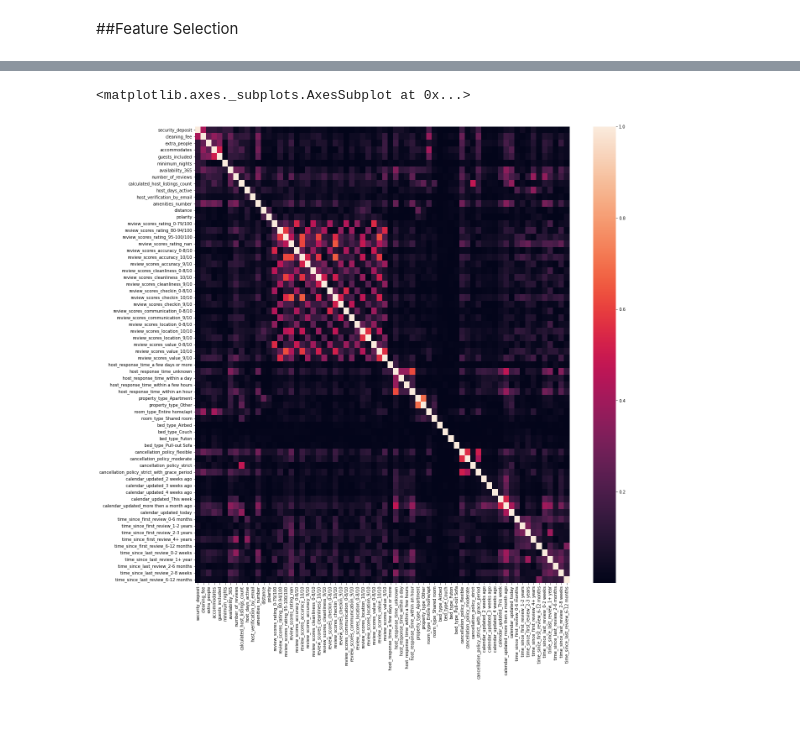
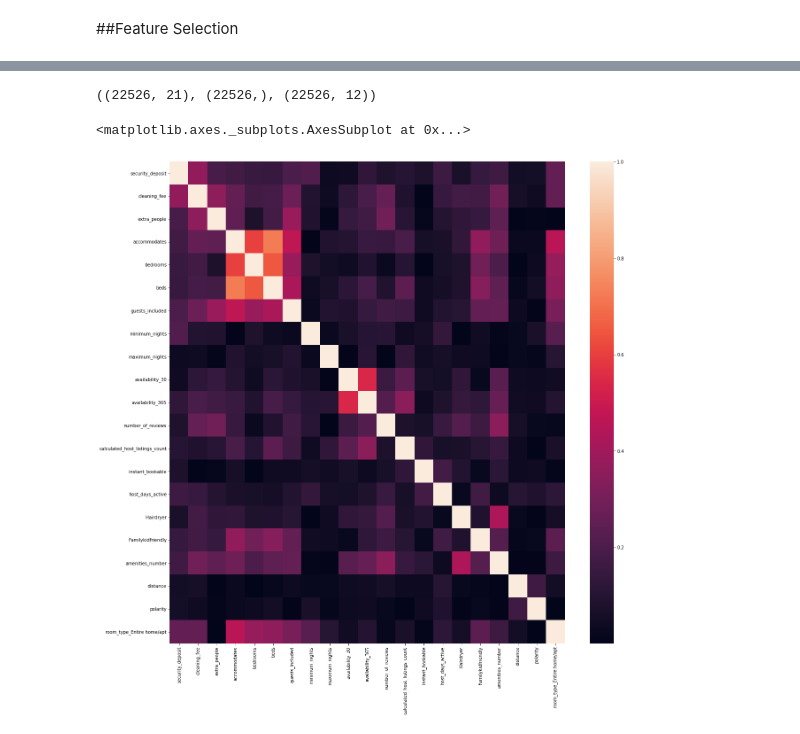
Before and after one commit to oriwolloffer/airbnbProject, a Jupyter notebook: Copy_of_Increase_RAM_Reference_Notes_By_Techhawa_.ipynb, the cells around one changed output, grey strips where cells are left out. Saved outputs shown, nothing was run; the diff lists cells and outputs as text; code cells hidden in the pictures.

```diff
--- a/Copy_of_Increase_RAM_Reference_Notes_By_Techhawa_.ipynb
+++ b/Copy_of_Increase_RAM_Reference_Notes_By_Techhawa_.ipynb
@@ -1295,5 +1445,5 @@ varSel
 # %%
-svmmod = LinearSVC(C=0.01, penalty="l1",dual=False).fit(df_numerical,target)
+svmmod = LinearSVC(C=0.01, penalty="l1",dual=False).fit(X,y2)
 model = SelectFromModel(svmmod, prefit=True)
 varSel['SVM'] = model.get_support().astype('int64')
 varSel
@@ -1300,6 +1468,6 @@ varSel
 # %%
-rfmod = RandomForestClassifier().fit(df_numerical,target)
-
-model = SelectFromModel(rfmod, prefit=True)
-varSel['RandomForest'] = model.get_support().astype('int64')
+%%time
+gbmod = GradientBoostingClassifier().fit(X,y2)ghgfnor
+model = SelectFromModel(gbmod, prefit=True)
+varSel['GradientBoost'] = model.get_support().astype('int64')
 varSel
@@ -1314,6 +1477,3 @@ varSel
-# %%
-path = '/content/gdrive/MyDrive/AirBnb/varSel.csv'
-varSel = pd.read_csv(path)
 # %%
 varSel['Sum'] =  np.sum(varSel,axis=1)
 varSel
@@ -1378,2 +1504,2 @@ varSel[varSel['Sum']>=3]
 # %%
-df_numerical_new=df_numerical[varSel[varSel['Sum']>=3].Variable]
+X=X[varSel[varSel['Sum']>=3].Variable]
@@ -1383,9 +1508,13 @@ Features_cols =Features.columns.tolist()
+# %%
+X.shape, y.shape,X2.shape
+# %% [output]
+((22526, 21), (22526,), (22526, 12))
 # %%
 plt.figure(figsize = (20,20))
-sns.heatmap(Features.corr().abs())
+sns.heatmap(X.corr().abs())
 # %% [output]
 <matplotlib.axes._subplots.AxesSubplot at 0x...>
-[figure, old version]
+[figure, new version]
 # %%
 pip install xgboost
 # %% [output]
```
Also changed, not shown: parts of 95 cells of this notebook.
